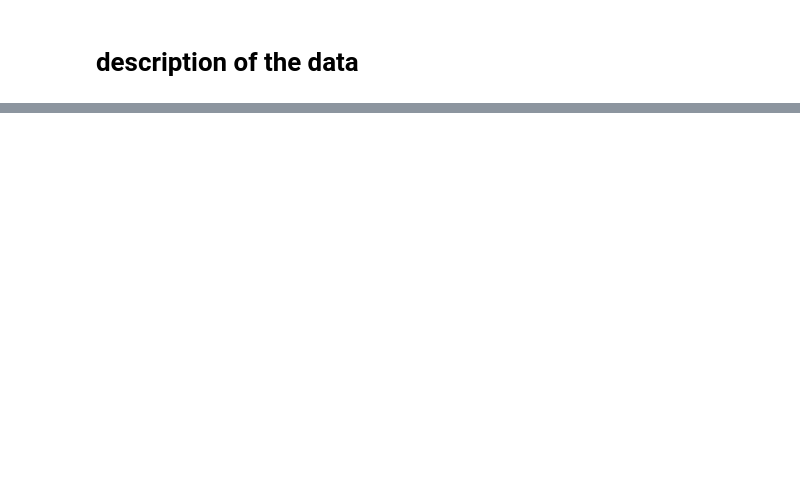
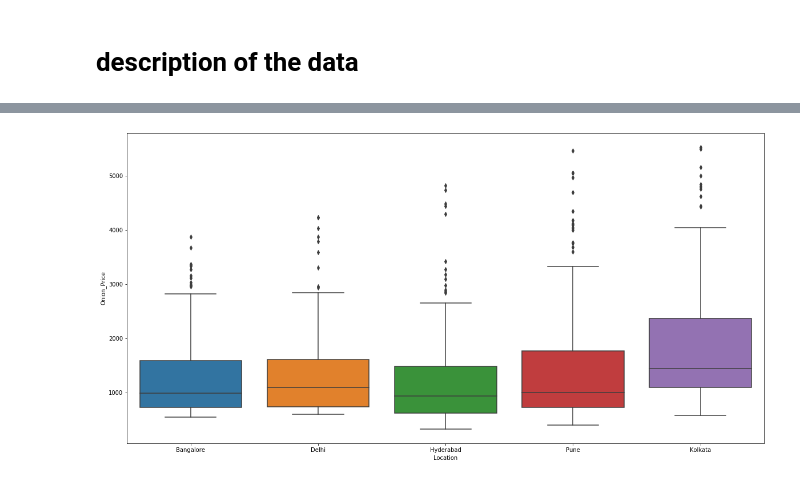
Before and after one commit to sungunact/stats, a Jupyter notebook: Team-7-Statistics-Raghu.ipynb, the cells around one changed output, grey strips where cells are left out. Saved outputs shown, nothing was run; the diff lists cells and outputs as text; code cells hidden in the pictures; blank space fills up the shorter version.

```diff
--- a/Team-7-Statistics-Raghu.ipynb
+++ b/Team-7-Statistics-Raghu.ipynb
@@ -117,0 +122,5 @@ plt.plot(data['CW'] ,data['Bangalore_Price'])
+# %%
+sns.boxplot(x='Location',y='Onion_Price', data=data)
+plt.show()
+# %% [output]
+[figure, added]
```
Also changed, not shown: parts of 12 cells of this notebook, 1 other file.
